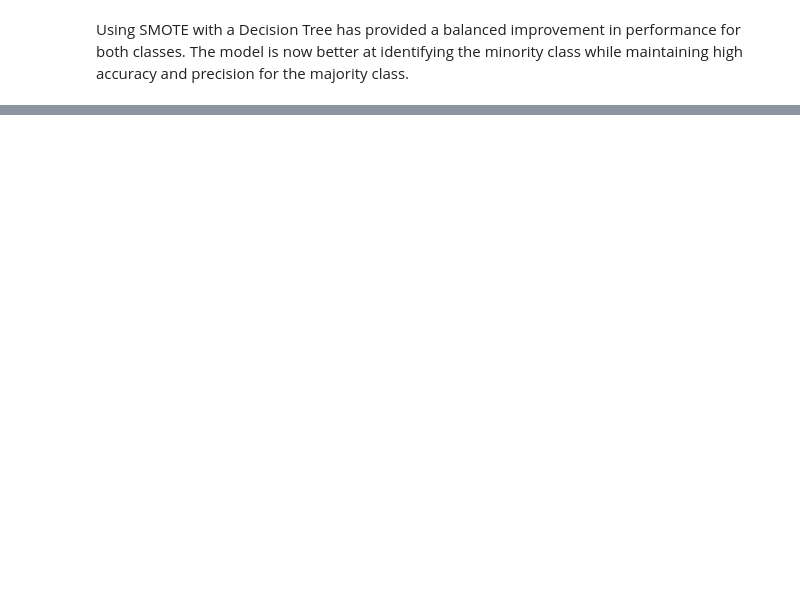
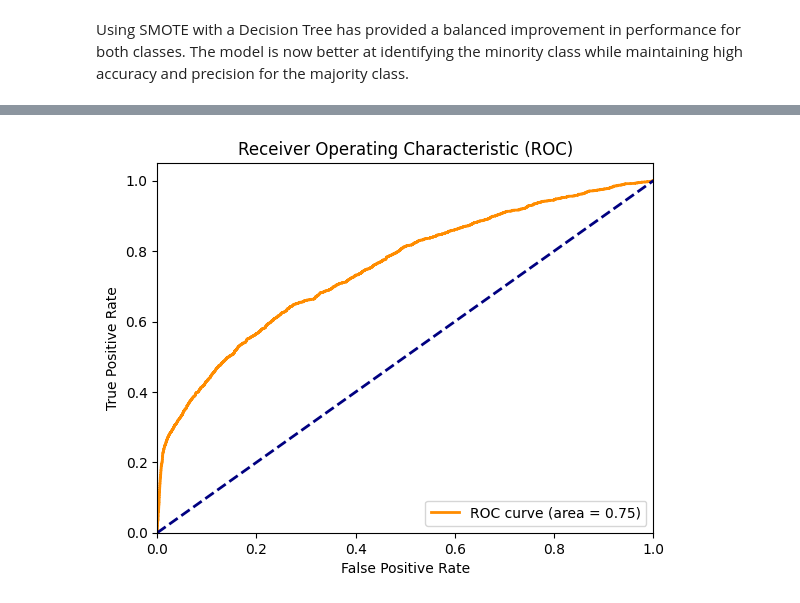
Before and after one commit to 4GeeksAcademy/Isabell-Joane-Eric-Final-Project, a Jupyter notebook: src/model.ipynb, the cells around one changed output, grey strips where cells are left out. Saved outputs shown, nothing was run; the diff lists cells and outputs as text; code cells hidden in the pictures; blank space fills up the shorter version.

```diff
--- a/src/model.ipynb
+++ b/src/model.ipynb
@@ -218,7 +218,7 @@ Fit and Transform the Data
 X = total_data[remaining_features + currentauction_features + acquisitionauction_features]
 y = total_data['IsBadBuy']
 
-X_train, X_test, y_train, y_test = train_test_split(X, y, test_size=0.2, random_state=42)
+X_train, X_test, y_train, y_test = train_test_split(X, y, test_size=0.2, random_state=42, stratify=y)
 # %%
 # Fit the pipeline on the training data
 pipeline.fit(X_train, y_train)
@@ -257,7 +250,3 @@ classifier = LogisticRegression(max_iter=1000)
 classifier.fit(X_train_transformed, y_train)
 # %% [output]
 LogisticRegression(max_iter=1000)
-# %%
-# Fit the logistic regression model
-classifier = LogisticRegression()
-classifier.fit(X_train_transformed, y_train)
@@ -717,7 +737,7 @@ param_grid_smote_dt = {
 }
 
 # Perform RandomizedSearchCV for DecisionTreeClassifier with SMOTE
-random_search_smote_dt = RandomizedSearchCV(pipeline_smote_dt, param_distributions=param_grid_smote_dt, n_iter=4, cv=5, random_state=42, n_jobs=-1)
+random_search_smote_dt = RandomizedSearchCV(pipeline_smote_dt, param_distributions=param_grid_smote_dt, n_iter=2, cv=5, random_state=42, n_jobs=-1)
 random_search_smote_dt.fit(X_train, y_train)
 
 # Print the best parameters
@@ -743,2 +775,72 @@ NameError: name 'preprocessor' is not defined
 # %% [markdown]
 Using SMOTE with a Decision Tree has provided a balanced improvement in performance for both classes. The model is now better at identifying the minority class while maintaining high accuracy and precision for the majority class.
+# %%
+from imblearn.over_sampling import SMOTE
+from sklearn.linear_model import LogisticRegression
+from sklearn.model_selection import train_test_split, RandomizedSearchCV
+from sklearn.metrics import classification_report, roc_auc_score, accuracy_score, recall_score, precision_score, f1_score
+from imblearn.pipeline import Pipeline as ImbPipeline
+import matplotlib.pyplot as plt
+from sklearn.metrics import roc_curve
+
+
+# Define the complete pipeline with SMOTE and Logistic Regression
+pipeline = ImbPipeline(steps=[
+    ('preprocessor', preprocessor),
+    ('smote', SMOTE(random_state=42)),
+    ('classifier', LogisticRegression(max_iter=1000, class_weight='balanced', random_state=42))
+])
+
+# Define the parameter grid for RandomizedSearchCV
+param_dist = {
+    'classifier__C': [0.01, 0.1, 1.0, 10.0, 100.0],
+    'classifier__penalty': ['l2'],
+    'classifier__solver': ['lbfgs', 'liblinear']
+}
+
+# Create the RandomizedSearchCV object
+random_search = RandomizedSearchCV(pipeline, param_distributions=param_dist, n_iter=2, cv=5, scoring='recall', n_jobs=-1, random_state=42)
+
+# Fit the RandomizedSearchCV object on the training data
+random_search.fit(X_train, y_train)
+
+# Print best parameters and best score
+print(f"Best parameters: {random_search.best_params_}")
+print(f"Best Recall score: {random_search.best_score_}")
+
+# Make predictions with the best model
+best_model = random_search.best_estimator_
+y_pred = best_model.predict(X_test)
+y_pred_proba = best_model.predict_proba(X_test)[:, 1]
+
+# Evaluate the model
+accuracy = accuracy_score(y_test, y_pred)
+precision = precision_score(y_test, y_pred)
+recall = recall_score(y_test, y_pred)
+f1 = f1_score(y_test, y_pred)
+roc_auc = roc_auc_score(y_test, y_pred_proba)
+
+print(f'Accuracy: {accuracy}')
+print(f'Precision: {precision}')
+print(f'Recall: {recall}')
+print(f'F1 Score: {f1}')
+print(f'ROC AUC Score: {roc_auc}')
+
+print("Classification Report:")
+print(classification_report(y_test, y_pred))
+
+# Compute ROC curve and ROC area
+fpr, tpr, thresholds = roc_curve(y_test, y_pred_proba)
+
+# Plot ROC curve
+plt.figure()
+plt.plot(fpr, tpr, color='darkorange', lw=2, label=f'ROC curve (area = {roc_auc:.2f})')
+plt.plot([0, 1], [0, 1], color='navy', lw=2, linestyle='--')
+plt.xlim([0.0, 1.0])
+plt.ylim([0.0, 1.05])
+plt.xlabel('False Positive Rate')
+plt.ylabel('True Positive Rate')
+plt.title('Receiver Operating Characteristic (ROC)')
+plt.legend(loc='lower right')
+plt.show()
+# %% [output]
@@ -744,0 +863 @@ Using SMOTE with a Decision Tree has provided a balanced improvement in performa
+[figure, added]
```
Also changed, not shown: parts of 14 cells of this notebook.
